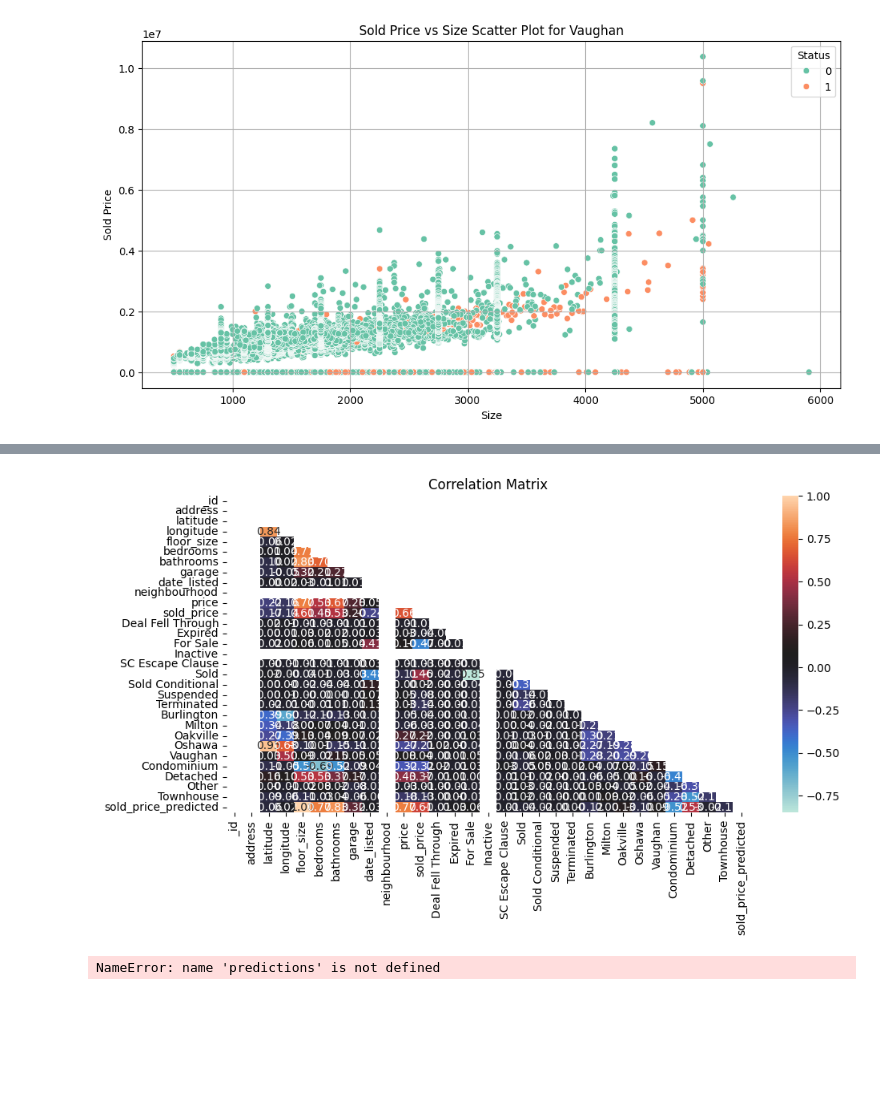
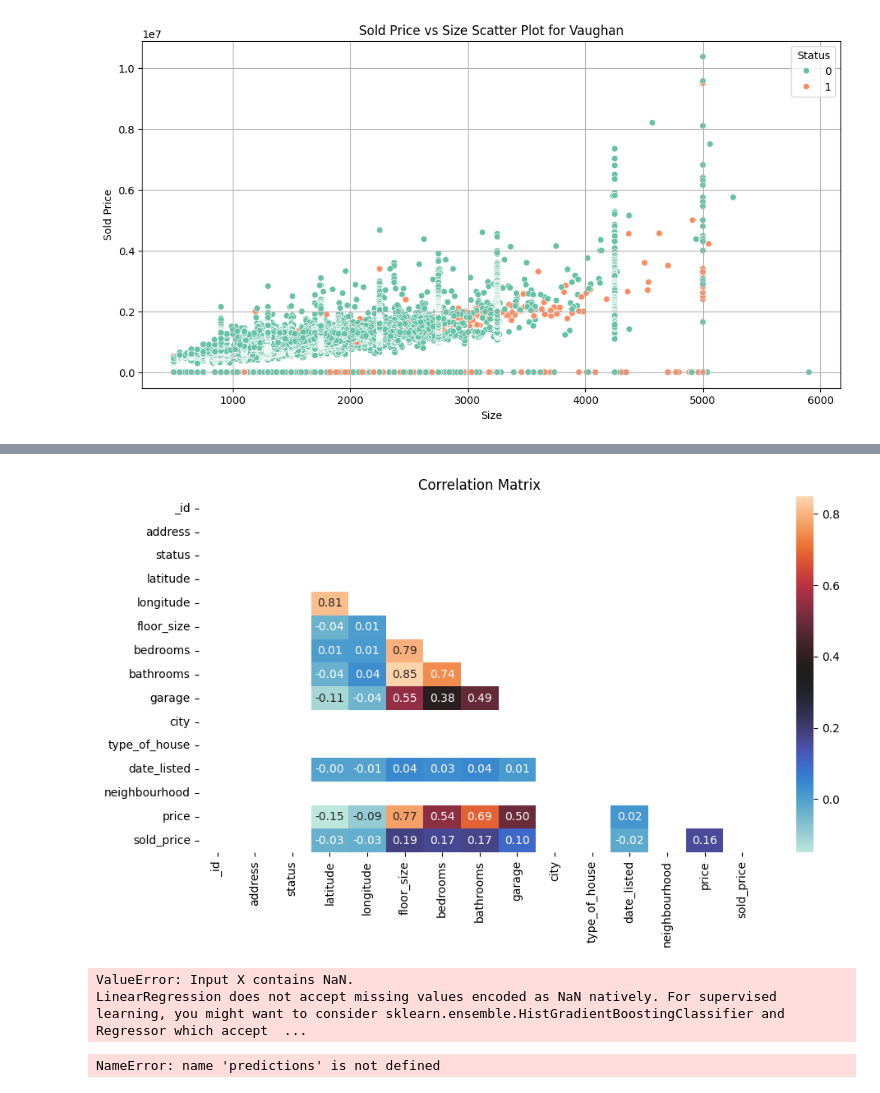
Before and after one commit to MaisieDeGraaf/Housing-Project_Final, a Jupyter notebook: linreg_housing.ipynb, the cells around one changed output, grey strips where cells are left out. Drawn from its saved outputs; the diff is of its cells as text; code cells hidden in the pictures; blank space fills up the shorter version.

```diff
--- a/linreg_housing.ipynb
+++ b/linreg_housing.ipynb
@@ -551,0 +555,2 @@ houses_df_dummies_predicted['neighbourhood'] = pd.to_numeric(houses_df_dummies_p
+# %%
+houses_df['status'] = pd.to_numeric(houses_df['status'], errors='coerce').convert_dtypes()
@@ -551,0 +561,2 @@ houses_df_dummies_predicted['neighbourhood'] = pd.to_numeric(houses_df_dummies_p
+# %%
+houses_df['city'] = pd.to_numeric(houses_df['city'], errors='coerce').convert_dtypes()
@@ -551,0 +567,2 @@ houses_df_dummies_predicted['neighbourhood'] = pd.to_numeric(houses_df_dummies_p
+# %%
+houses_df['type_of_house'] = pd.to_numeric(houses_df['type_of_house'], errors='coerce').isnull()
@@ -551,0 +573,2 @@ houses_df_dummies_predicted['neighbourhood'] = pd.to_numeric(houses_df_dummies_p
+# %%
+houses_df['neighbourhood'] = pd.to_numeric(houses_df['neighbourhood'], errors='coerce').convert_dtypes()
@@ -572,11 +598,11 @@ houses_df_dummies_predicted.corr()
 # %%
-corr = houses_df_dummies_predicted.corr()
+corr = houses_df.corr()
 mask_ut = np.triu(np.ones(corr.shape)).astype(np.bool_)
 
 plt.figure(figsize=(10,6))
 sns.heatmap(corr, annot=True, fmt=".2f", cmap="icefire", mask=mask_ut)
 plt.title("Correlation Matrix")
 plt.tight_layout()
 plt.show()
 # %% [output]
-[figure, old version]
+[figure, new version]
@@ -583,3 +614,32 @@ plt.show()
+# %%
+# Splitting data into train and test set
+X_train, X_test, y_train, y_test = train_test_split(X, y, test_size=0.2, random_state=1)
+
+# Scaling my data
+sc = StandardScaler()
+X_train_scale = sc.fit_transform(X_train)
+X_test_scale  = sc.fit_transform(X_test)
+
+
+# Implementing a simple linear regression model
+linear_regressor = LinearRegression()
+linear_regressor.fit(X_train_scale, y_train)
+y_pred = linear_regressor.predict(X_test_scale)
+
+# Printing the metrics of the model
+print(f"Model Score: {round(linear_regressor.score(X_test_scale, y_test) * 100, 2)}%")
+
+# Plotting a predicted values vs the actual values
+plt.figure(figsize=(10,6))
+plt.plot(y_test, label="Actual Values")
+plt.plot(y_pred, label="Predicted Values")
+plt.title("Actual vs Predicted Values")
+plt.tight_layout()
+plt.legend()
+plt.show()
+# %% [output]
+ValueError: Input X contains NaN.
+LinearRegression does not accept missing values encoded as NaN natively. For supervised learning, you might want to consider sklearn.ensemble.HistGradientBoostingClassifier and Regressor which accept  ...
 # %%
 """# Confusion Matrix"""
 
```
Also changed, not shown: parts of 39 cells of this notebook.
